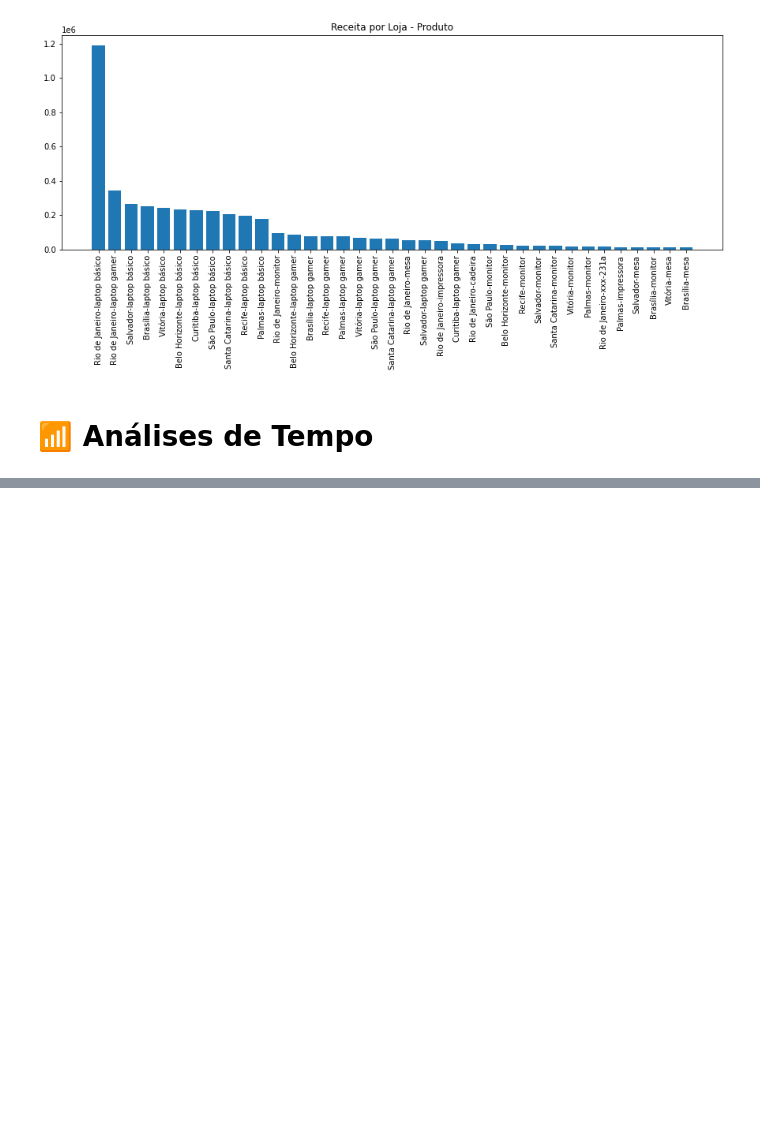
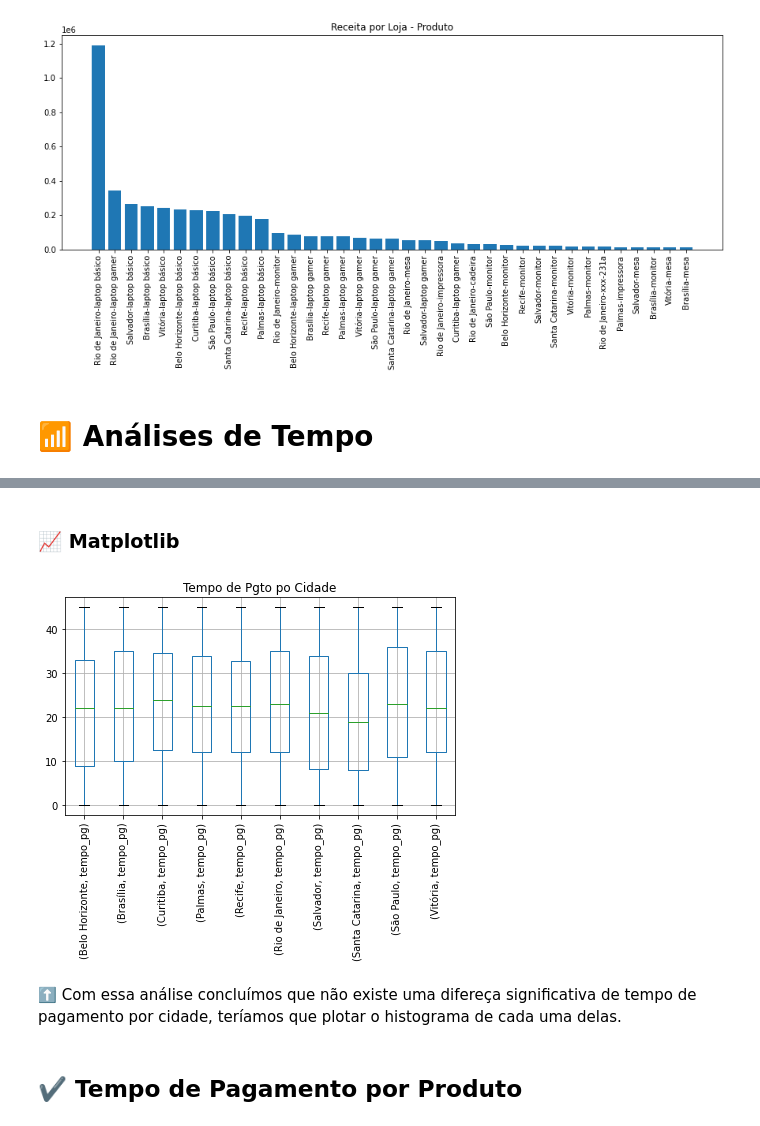
Before and after one commit to ninowwwup/Data_analysis_with_ML., a Jupyter notebook: Case_de_Estudos_Udemy.ipynb, the cells around one changed output, grey strips where cells are left out. Drawn from its saved outputs; the diff is of its cells as text; code cells hidden in the pictures; blank space fills up the shorter version.

```diff
--- a/Case_de_Estudos_Udemy.ipynb
+++ b/Case_de_Estudos_Udemy.ipynb
@@ -1471,0 +1523,14 @@ plt.show()
+# %% [markdown]
+### 📈 Matplotlib
+# %%
+plt.figure(figsize=(7,4))
+df[['loja_cidade','tempo_pg']].groupby('loja_cidade').boxplot('tempo_pg')
+plt.title('Tempo de Pgto po Cidade')
+plt.xticks(rotation=90)
+plt.show();
+# %% [output]
+[figure, added]
+# %% [markdown]
+⬆️ Com essa análise concluímos que não existe uma difereça significativa de tempo de pagamento por cidade, teríamos que plotar o histograma de cada uma delas.
+# %% [markdown]
+## ✔️ Tempo de Pagamento por Produto
```
Also changed, not shown: parts of 40 cells of this notebook.
